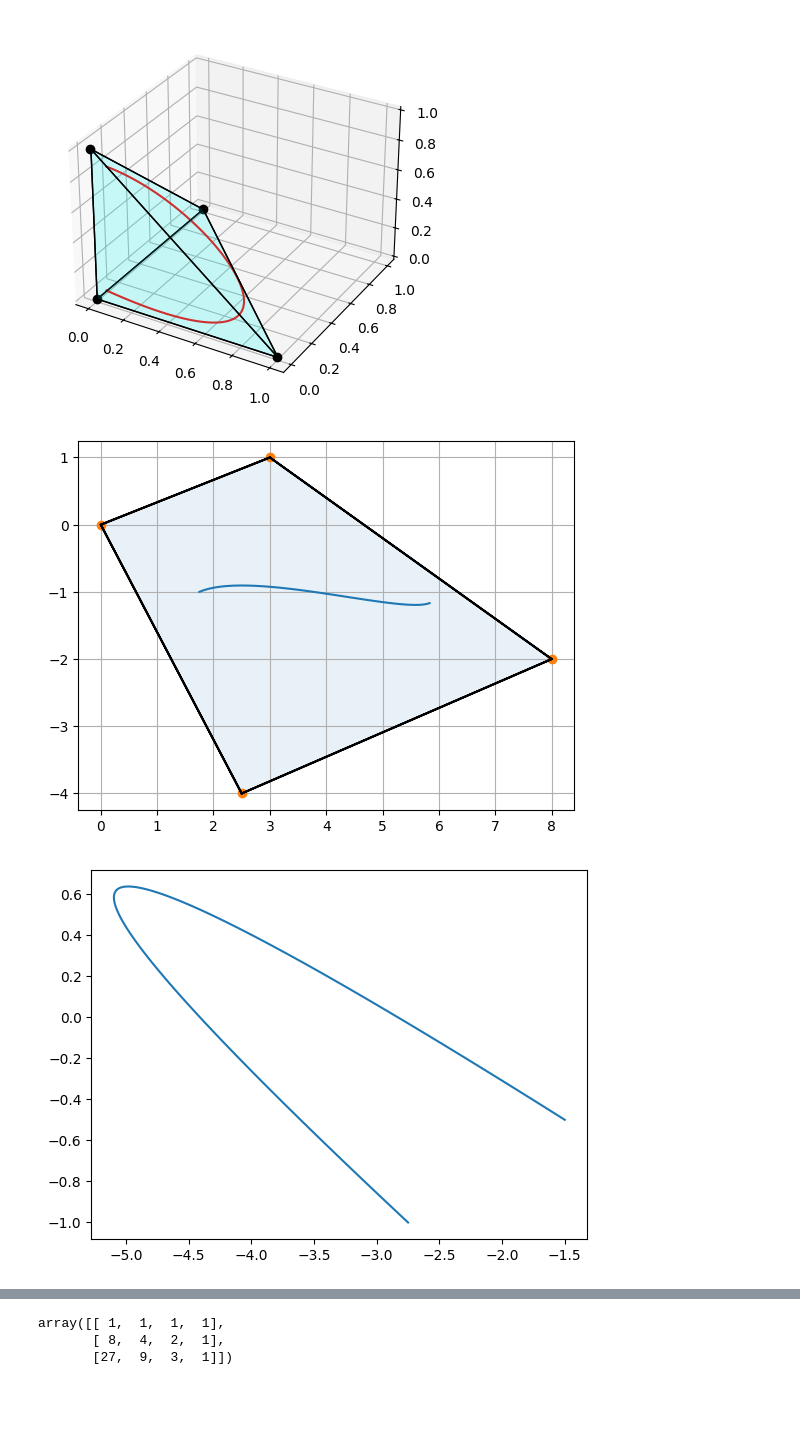
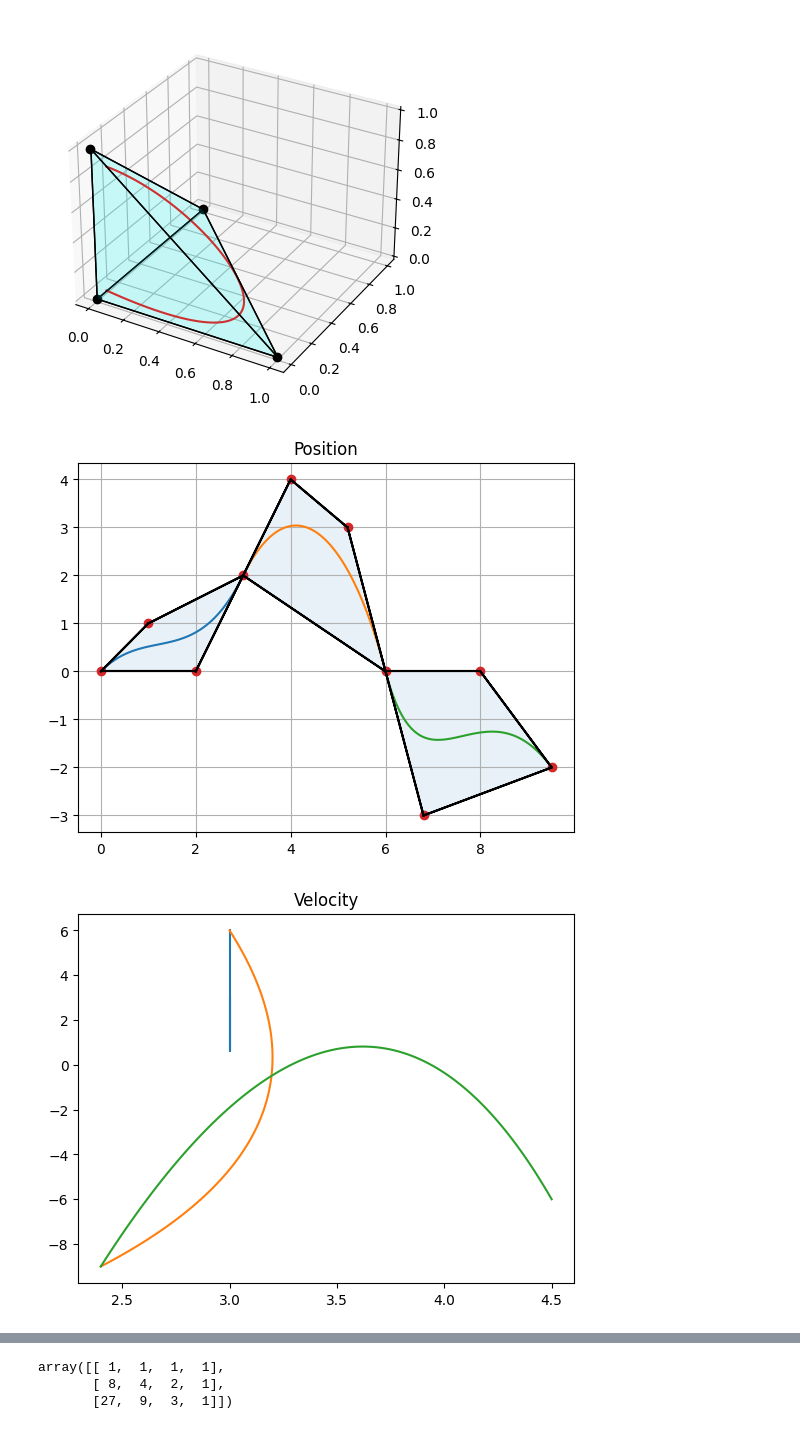
Before and after one commit to enac-drones/flighthouse, a Jupyter notebook: flighthouse/splines/path_generator.ipynb, the cells around one changed output, grey strips where cells are left out. Cells and saved outputs as stored; diff of their text form; code cells hidden in the pictures; blank space fills up the shorter version.

```diff
--- a/flighthouse/splines/path_generator.ipynb
+++ b/flighthouse/splines/path_generator.ipynb
@@ -37,22 +37,26 @@ bspline3 = np.array([
     [3, -6, 3, 0],
     [-3, 0, 3, 0],
     [1, 4, 1, 0]]) / 6
+
 #random four points in space
-points = np.array([[0,0], [1,1], [2,0], [3,2]])
-points = np. array([[3,1],[8,-2],[0,0],[2.5,-4]])
+points = np.array([[0,0],[0,0],[0,0],[1,1], [2,0],[3,1], [4,4], [5.2,3], [6,1],[6.8,-3], [8,0], [9.5,-2],[9.5,-2],[9.5,-2]])
+# points = np. array([[3,1],[3,1],[3,1],[8,-2]])
 
-def draw_spline(t:float):
+def draw_spline(t:float, points:np.ndarray):
     # print(t)
     T = np.array([t**3, t**2, t, 1])
     MP = bspline3@points
     P = T@MP
     return P
+# print(points[:-1].shape, points[:-1])
+t_values = np.linspace(0, 1, 100)
+for i in range(len(points)-3):
+    spline_points = np.array([draw_spline(t, points[i:i+4]) for t in t_values])
+    plt.plot(spline_points[:,0], spline_points[:,1])
 
-t_values = np.linspace(0, 1, 100)
-spline_points = np.array([draw_spline(t) for t in t_values])
-plt.plot(spline_points[:,0], spline_points[:,1])
-minvo_points = np.linalg.inv(minvo3)@bspline3@points
-plt.plot(minvo_points[:, 0], minvo_points[:, 1], 'o')
+#convert between spline control points
+# minvo_points = np.linalg.inv(minvo3)@bspline3@points
+# plt.plot(minvo_points[:, 0], minvo_points[:, 1], 'o')
 plt.plot(points[:, 0], points[:, 1], 'o')
 # %% [output]
 [<matplotlib.lines.Line2D at 0x...>]
@@ -155,36 +159,39 @@ def draw_connected_splines(points, basis:str):
     for idx, hull in enumerate(hulls):
         n = (hull.vertices.shape[0]-1)
         for simplex in hull.simplices:
             # Loop back to the first vertex to close the polygon
             simplex = np.append(simplex, simplex[0])+idx*n
             # print(f"{simplex=}")
             ax.plot(points[simplex, 0], points[simplex, 1], 'k-')  # Black edge color
 
             # Fill the polygon with a translucent color
             # verts = np.array([[0,0], [1,0],[1,1]])
             # print(hull.vertices, "hi")
         polygon = plt.Polygon(points[hull.vertices+idx*n], closed=True, alpha=0.1, edgecolor='magenta')
         # print(type(points[simplex]),points[simplex], polygon.get_verts())
         ax.add_patch(polygon)
             # print(ax.patches)
 
     plt.grid(True)
+    plt.title('Position')
     plt.show()
 
     for velocity_points in all_velocity_points:
         plt.plot(velocity_points[:, 0], velocity_points[:, 1])
-
+    # V =
+    plt.title('Velocity')
     plt.show()
 
     for acceleration_points in all_acceleration_points:
         plt.plot(acceleration_points[:, 0], acceleration_points[:, 1])
+    plt.title('Acceleration')
     plt.show()
 # Example control points
-points = np.array([[0,0], [1,1], [2,0], [3,2], [4,4], [5.2,3], [6,0],[6.8,-3], [8,0], [9.5,-2]])
-points = np.array([[3,1],[8,-2],[0,0],[2.5,-4]])
+points = np.array([[0,0],[0,0],[0,0],[0,0], [1.2,1], [2,0], [3,2],[3,2],[3,2],[3,2], [4,4], [5.2,3], [6,0],[6.8,-3], [8,0], [9.5,-2],[11,-4],[11.5,2],[12.1,-2]])
+points = np.array([[0,0],[1,1], [2,0],[3,2], [4,4], [5.2,3], [6,0],[6.8,-3], [8,0], [9.5,-2]])
 # points = np.array([[3,2], [4,4], [5.2,3], [6,0]])
 
-draw_connected_splines(points, 'bspline')
+draw_connected_splines(points, 'bezier')
 # %% [output]
-[figure, old version]
+[figure, new version]
-[figure, old version]
+[figure, new version]
```
Also changed, not shown: parts of 6 cells of this notebook, 2 other files.
